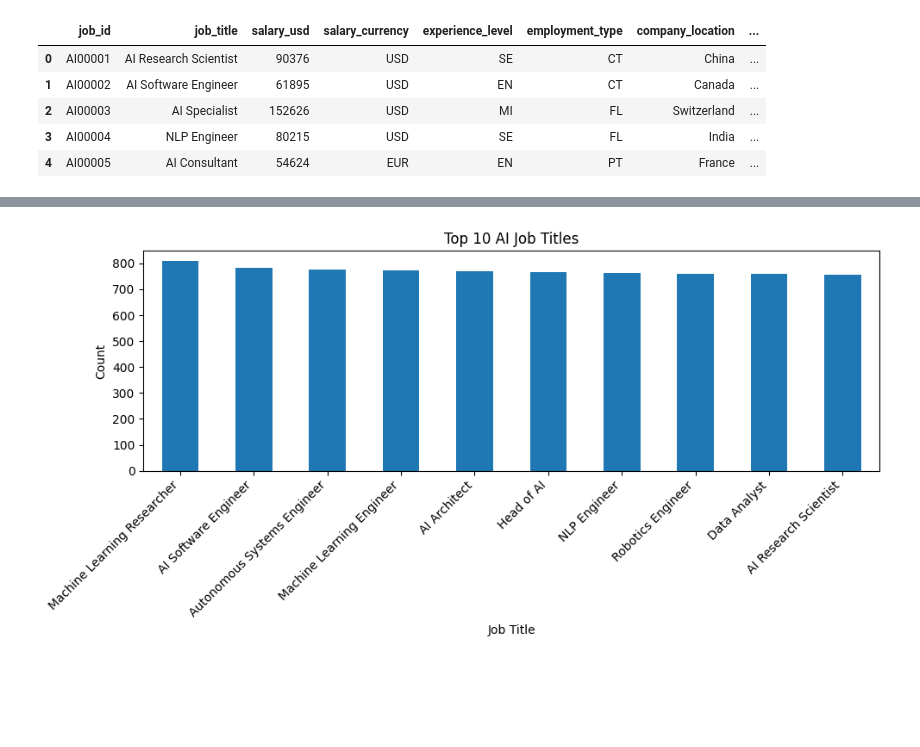
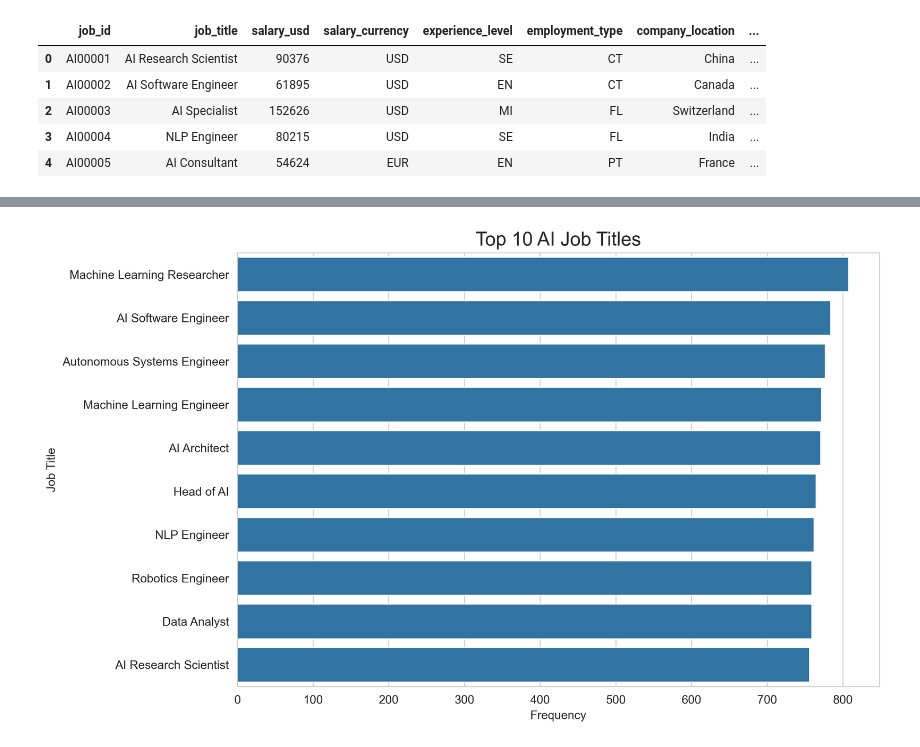
Before and after one commit to milipatel1309/ai-job-market-analysis, a Jupyter notebook: notebooks/02_eda.ipynb, the cells around one changed output, grey strips where cells are left out. Saved outputs shown, nothing was run; the diff lists cells and outputs as text; code cells hidden in the pictures; blank space fills up the shorter version.

```diff
--- a/notebooks/02_eda.ipynb
+++ b/notebooks/02_eda.ipynb
@@ -1,7 +1,14 @@
 # %%
+import os
 import pandas as pd
 import matplotlib.pyplot as plt
 import seaborn as sns
+
+os.makedirs("../outputs/figures", exist_ok=True)
+
+sns.set_style("whitegrid")
+plt.rcParams["figure.figsize"] = (10, 6)
+plt.rcParams["figure.dpi"] = 300
 # %%
 df = pd.read_csv("../data/processed/ai_job_dataset_cleaned.csv")
 df.head()
@@ -26,16 +35,17 @@ plt.show()
 # %%
-top_jobs = df["job_title"].value_counts().head(10)
+top_titles = df["job_title"].value_counts().head(10)
 
-plt.figure(figsize=(10,5))
-top_jobs.plot(kind="bar")
-plt.title("Top 10 AI Job Titles")
-plt.xlabel("Job Title")
-plt.ylabel("Count")
-plt.xticks(rotation=45, ha="right")
+plt.figure(figsize=(10,6))
+sns.barplot(x=top_titles.values, y=top_titles.index)
+
+plt.title("Top 10 AI Job Titles", fontsize=16)
+plt.xlabel("Frequency")
+plt.ylabel("Job Title")
+
 plt.tight_layout()
-plt.savefig("../outputs/figures/top_job_titles.png")
+plt.savefig("../outputs/figures/top_job_titles.png", dpi=300)
 plt.show()
 # %% [output]
-[figure, old version]
+[figure, new version]
 # %%
 skills_df = df.copy()
```
Also changed, not shown: parts of 7 cells of this notebook, 17 other files.
